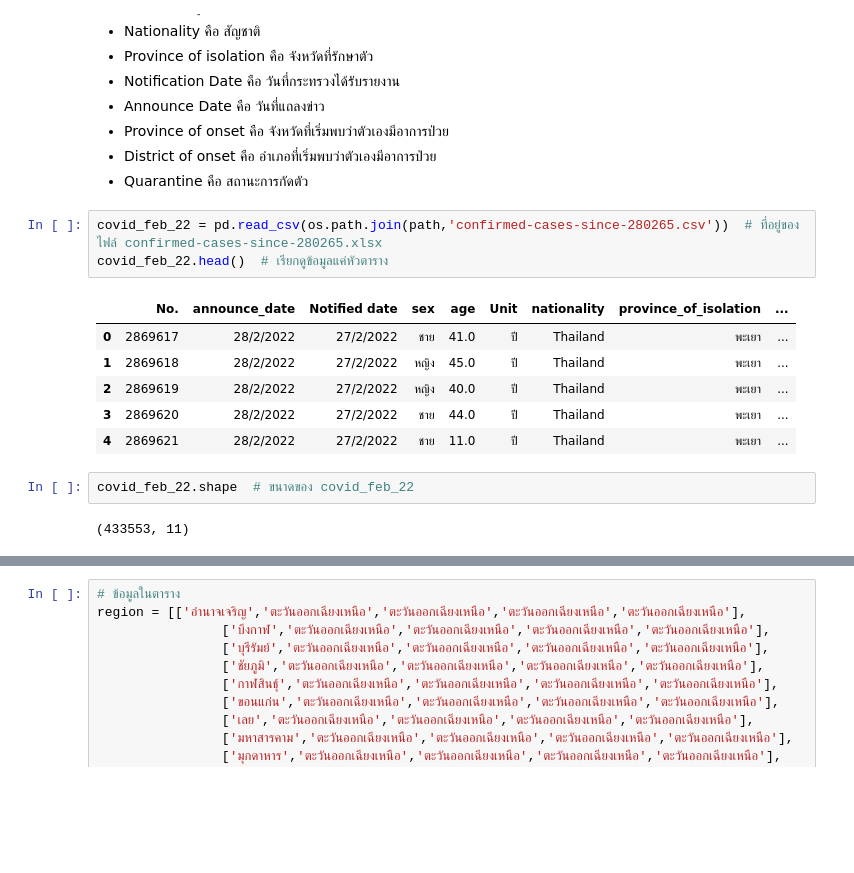
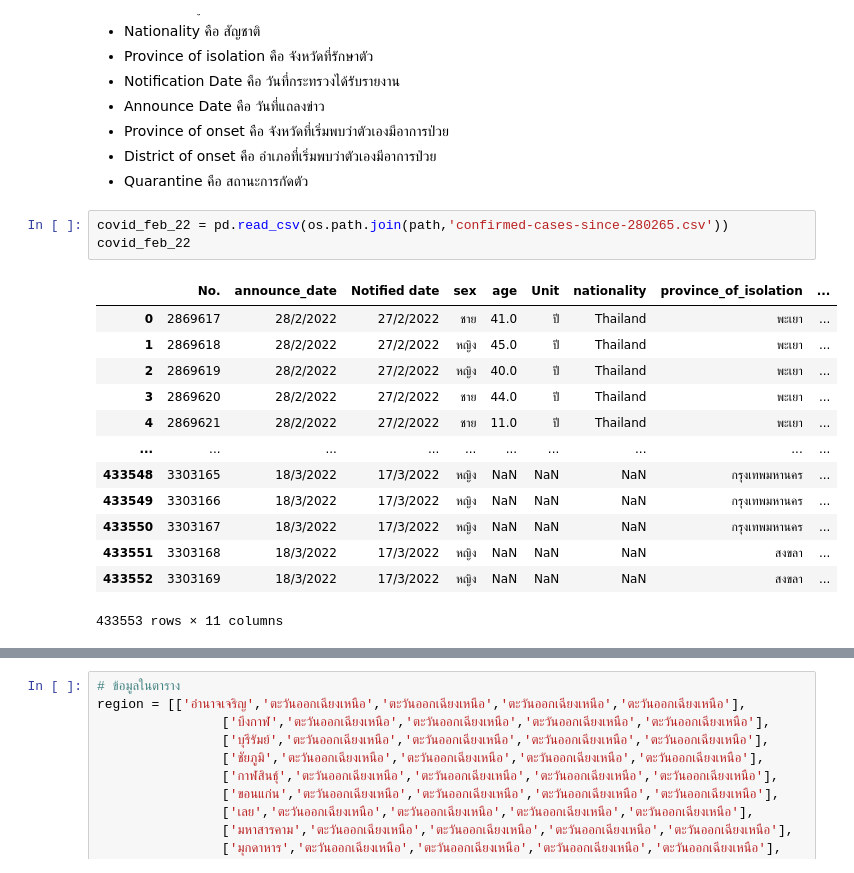
Before and after one commit to Kanyarat-S/data_viz_2020, a Jupyter notebook: Project_python.ipynb, the cells around one changed output, grey strips where cells are left out. Drawn from its saved outputs; the diff is of its cells as text; blank space fills up the shorter version.

```diff
--- a/Project_python.ipynb
+++ b/Project_python.ipynb
@@ -138,18 +157,21 @@ covid_oct_21_cut
 * District of onset คือ อำเภอที่เริ่มพบว่าตัวเองมีอาการป่วย
 * Quarantine คือ สถานะการกัดตัว
 # %%
-covid_feb_22 = pd.read_csv(os.path.join(path,'confirmed-cases-since-280265.csv'))  # ที่อยู่ของไฟล์ confirmed-cases-since-280265.xlsx
-covid_feb_22.head()  # เรียกดูข้อมูลแค่หัวตาราง
+covid_feb_22 = pd.read_csv(os.path.join(path,'confirmed-cases-since-280265.csv'))
+covid_feb_22
 # %% [output]
 |  | No. | announce_date | Notified date | sex | age | Unit | nationality | province_of_isolation | ... |
 | 0 | 2869617 | 28/2/2022 | 27/2/2022 | ชาย | 41.0 | ปี | Thailand | พะเยา | ... |
 | 1 | 2869618 | 28/2/2022 | 27/2/2022 | หญิง | 45.0 | ปี | Thailand | พะเยา | ... |
 | 2 | 2869619 | 28/2/2022 | 27/2/2022 | หญิง | 40.0 | ปี | Thailand | พะเยา | ... |
 | 3 | 2869620 | 28/2/2022 | 27/2/2022 | ชาย | 44.0 | ปี | Thailand | พะเยา | ... |
 | 4 | 2869621 | 28/2/2022 | 27/2/2022 | ชาย | 11.0 | ปี | Thailand | พะเยา | ... |
+| ... | ... | ... | ... | ... | ... | ... | ... | ... | ... |
+| 433548 | 3303165 | 18/3/2022 | 17/3/2022 | หญิง | NaN | NaN | NaN | กรุงเทพมหานคร | ... |
+| 433549 | 3303166 | 18/3/2022 | 17/3/2022 | หญิง | NaN | NaN | NaN | กรุงเทพมหานคร | ... |
+| 433550 | 3303167 | 18/3/2022 | 17/3/2022 | หญิง | NaN | NaN | NaN | กรุงเทพมหานคร | ... |
+| 433551 | 3303168 | 18/3/2022 | 17/3/2022 | หญิง | NaN | NaN | NaN | สงขลา | ... |
+| 433552 | 3303169 | 18/3/2022 | 17/3/2022 | หญิง | NaN | NaN | NaN | สงขลา | ... |
+433553 rows × 11 columns
-# %%
-covid_feb_22.shape  # ขนาดของ covid_feb_22
-# %% [output]
-(433553, 11)
 # %% [markdown]
 ###ข้อมูลที่ 5 ภูมิภาค โดยแบ่งตามภูมิศาสตร์ , การเมือง , อุตุนิยมวิทยา , การท่องเที่ยว
```
Also changed, not shown: parts of 38 cells of this notebook.
